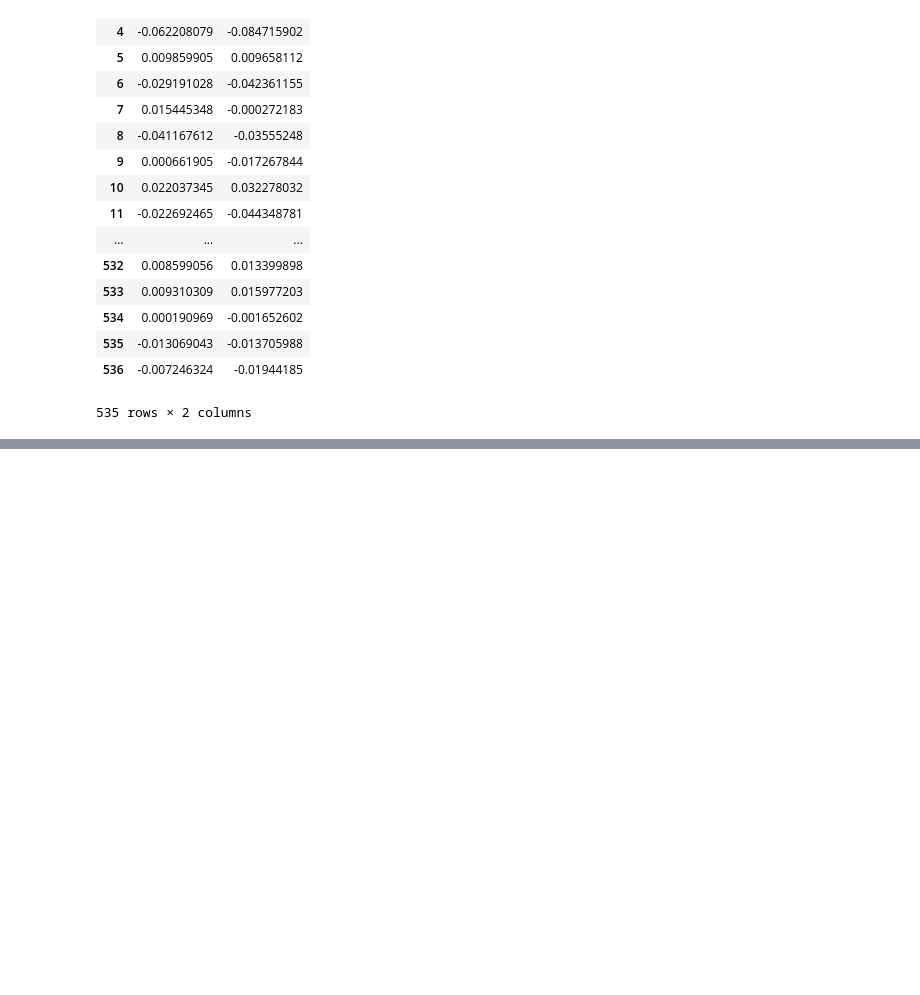
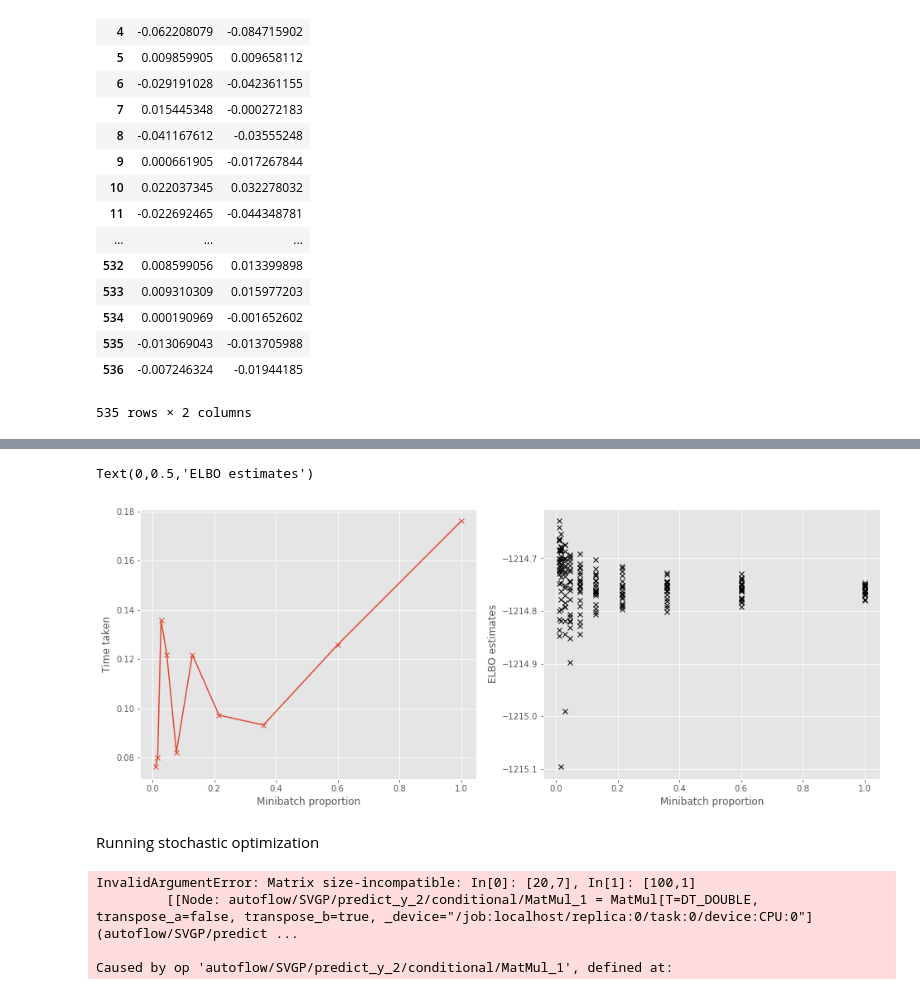
Before and after one commit to ChungChanJoe/COM6911-BBVI_in_SparseGP, a Jupyter notebook: Code/Istanbul stock dataset.ipynb, the cells around one changed output, grey strips where cells are left out. Saved outputs shown, nothing was run; the diff lists cells and outputs as text; code cells hidden in the pictures; blank space fills up the shorter version.

```diff
--- a/Code/Istanbul stock dataset.ipynb
+++ b/Code/Istanbul stock dataset.ipynb
@@ -139,0 +229,45 @@ INFO:tensorflow:Optimization terminated with:
+# %%
+mbps = np.logspace(-2, 0, 10)
+times = []
+objs = []
+for mbp in mbps:
+    batchsize = int(len(X) * mbp)
+    m.X.set_batch_size(batchsize)
+    m.Y.set_batch_size(batchsize)
+    start_time = time.time()
+    objs.append([m.compute_log_likelihood() for _ in range(20)])
+#    plt.hist(objs, bins = 100)
+#    plt.axvline(ground_truth, color='r')
+    times.append(time.time() - start_time)
+# %%
+f, (ax1, ax2) = plt.subplots(1, 2, figsize=(16, 6))
+ax1.plot(mbps, times, 'x-')
+ax1.set_xlabel("Minibatch proportion")
+ax1.set_ylabel("Time taken")
+
+ax2.plot(mbps, np.array(objs), 'kx')
+ax2.set_xlabel("Minibatch proportion")
+ax2.set_ylabel("ELBO estimates")
+# %% [output]
+Text(0,0.5,'ELBO estimates')
+[figure, added]
+# %% [markdown]
+Running stochastic optimization
+# %%
+def plot():
+    pX = np.linspace(-1, 1, 100)[:, None]
+    pY, pYv = m.predict_y(pX)
+    plt.plot(X, Y, 'x')
+    line, = plt.plot(pX, pY, lw=1.5)
+    col = line.get_color()
+    plt.plot(pX, pY+2*pYv**0.5, col, lw=1.5)
+    plt.plot(pX, pY-2*pYv**0.5, col, lw=1.5)
+    plt.plot(m.feature.Z.value, np.zeros(m.feature.Z.value.shape), 'k|', mew=2)
+
+plot()
+plt.title("Predictions before training")
+# %% [output]
+InvalidArgumentError: Matrix size-incompatible: In[0]: [20,7], In[1]: [100,1]
+         [[Node: autoflow/SVGP/predict_y_2/conditional/MatMul_1 = MatMul[T=DT_DOUBLE, transpose_a=false, transpose_b=true, _device="/job:localhost/replica:0/task:0/device:CPU:0"](autoflow/SVGP/predict ...
+
+Caused by op 'autoflow/SVGP/predict_y_2/conditional/MatMul_1', defined at:
```
Also changed, not shown: parts of 30 cells of this notebook.
